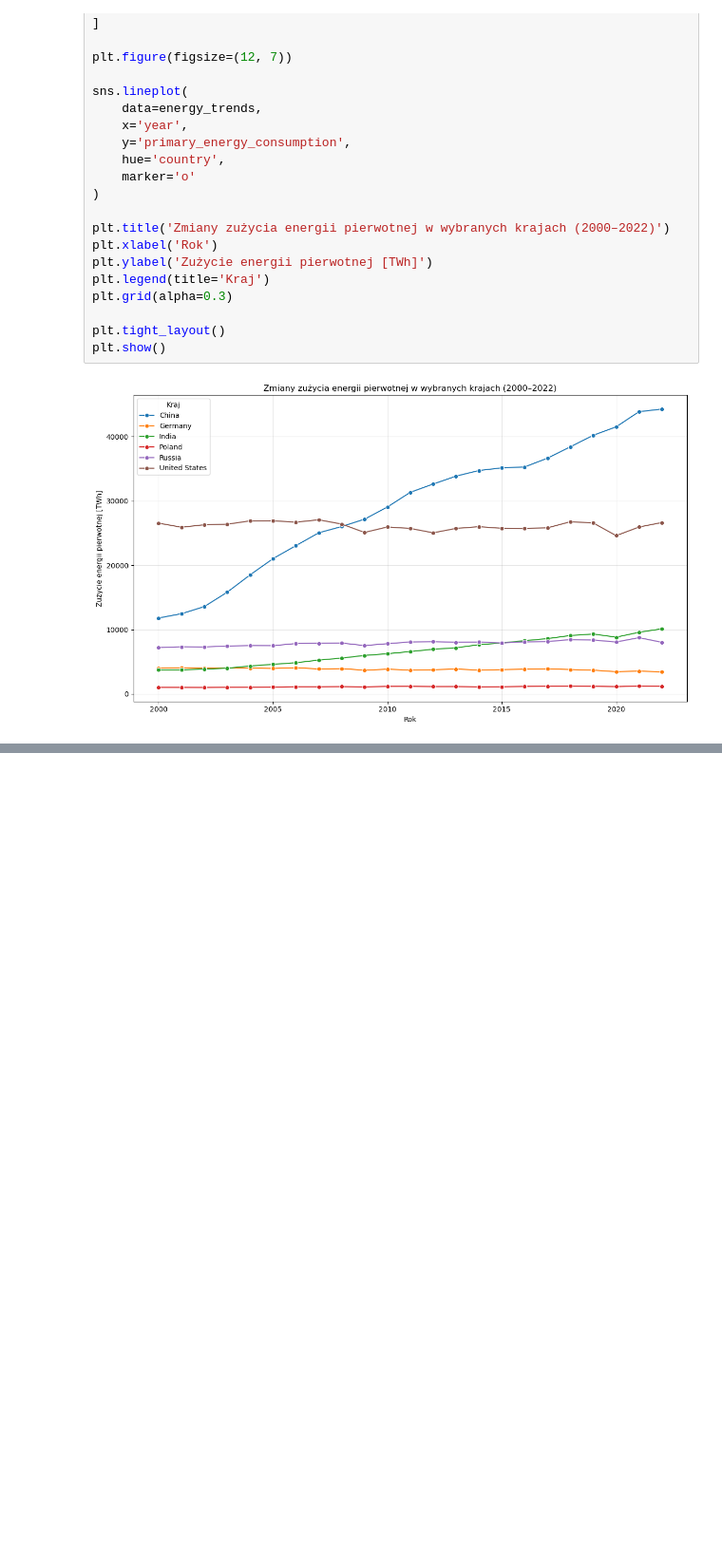
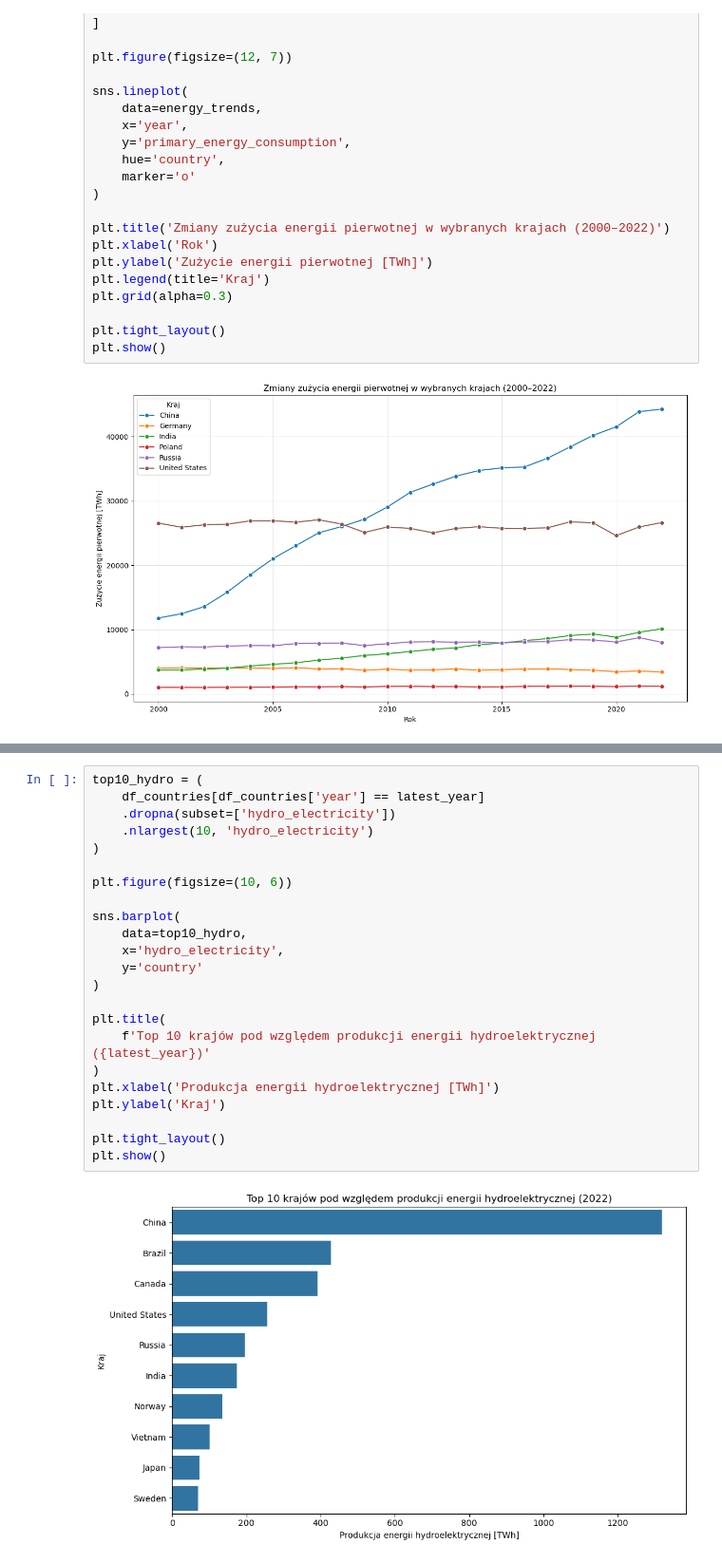
Before and after one commit to olaramota-beep/AWDP-projekt-do-oddania, a Jupyter notebook: Diagnostyka danych i wizualizacja.ipynb, the cells around one changed output, grey strips where cells are left out. Shown at 95% size. Saved outputs shown, nothing was run; the diff lists cells and outputs as text; blank space fills up the shorter version.

```diff
--- a/Diagnostyka danych i wizualizacja.ipynb
+++ b/Diagnostyka danych i wizualizacja.ipynb
@@ -477,0 +565,25 @@ plt.show()
+# %%
+top10_hydro = (
+    df_countries[df_countries['year'] == latest_year]
+    .dropna(subset=['hydro_electricity'])
+    .nlargest(10, 'hydro_electricity')
+)
+
+plt.figure(figsize=(10, 6))
+
+sns.barplot(
+    data=top10_hydro,
+    x='hydro_electricity',
+    y='country'
+)
+
+plt.title(
+    f'Top 10 krajów pod względem produkcji energii hydroelektrycznej ({latest_year})'
+)
+plt.xlabel('Produkcja energii hydroelektrycznej [TWh]')
+plt.ylabel('Kraj')
+
+plt.tight_layout()
+plt.show()
+# %% [output]
+[figure, added]
```
Also changed, not shown: parts of 9 cells of this notebook.
